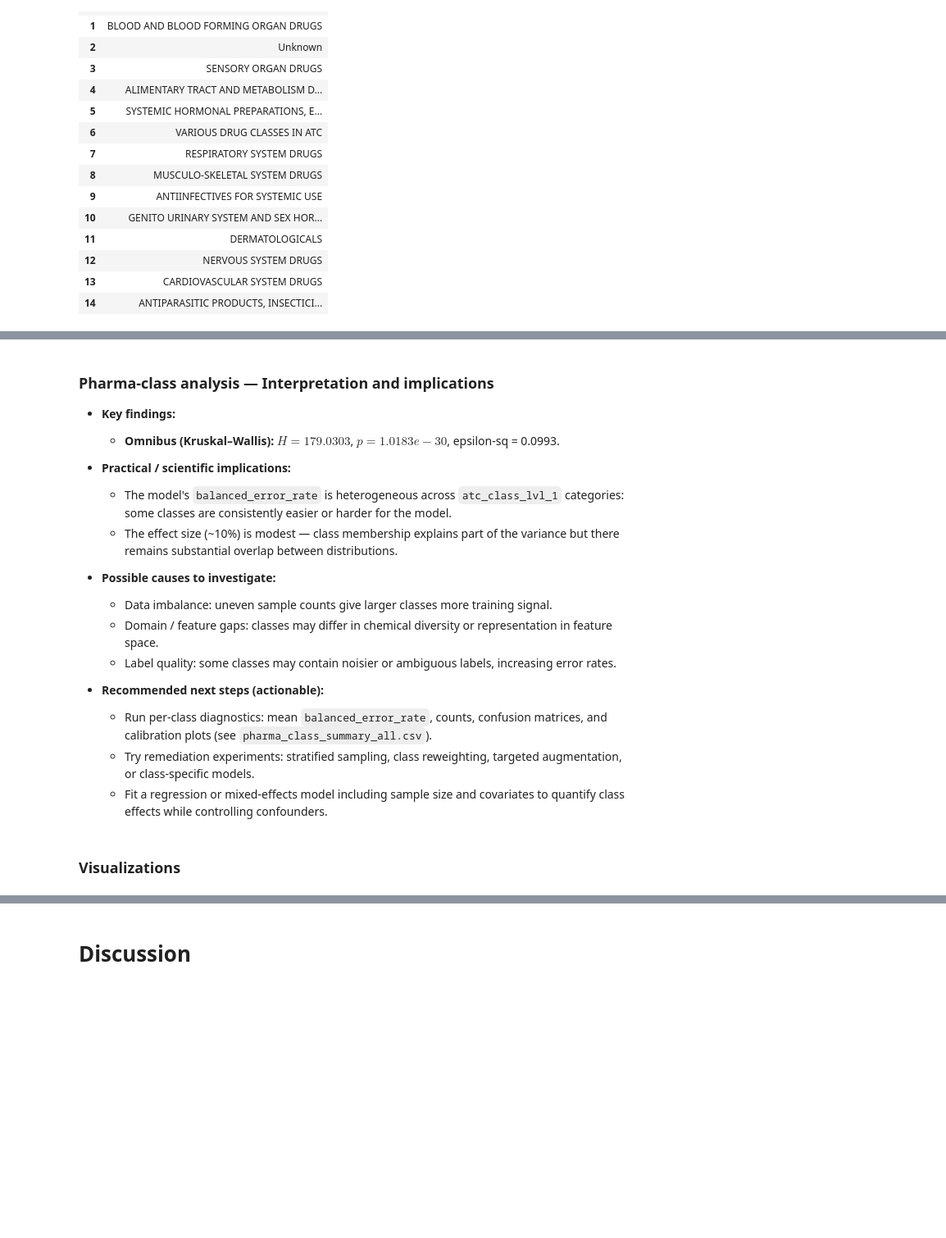
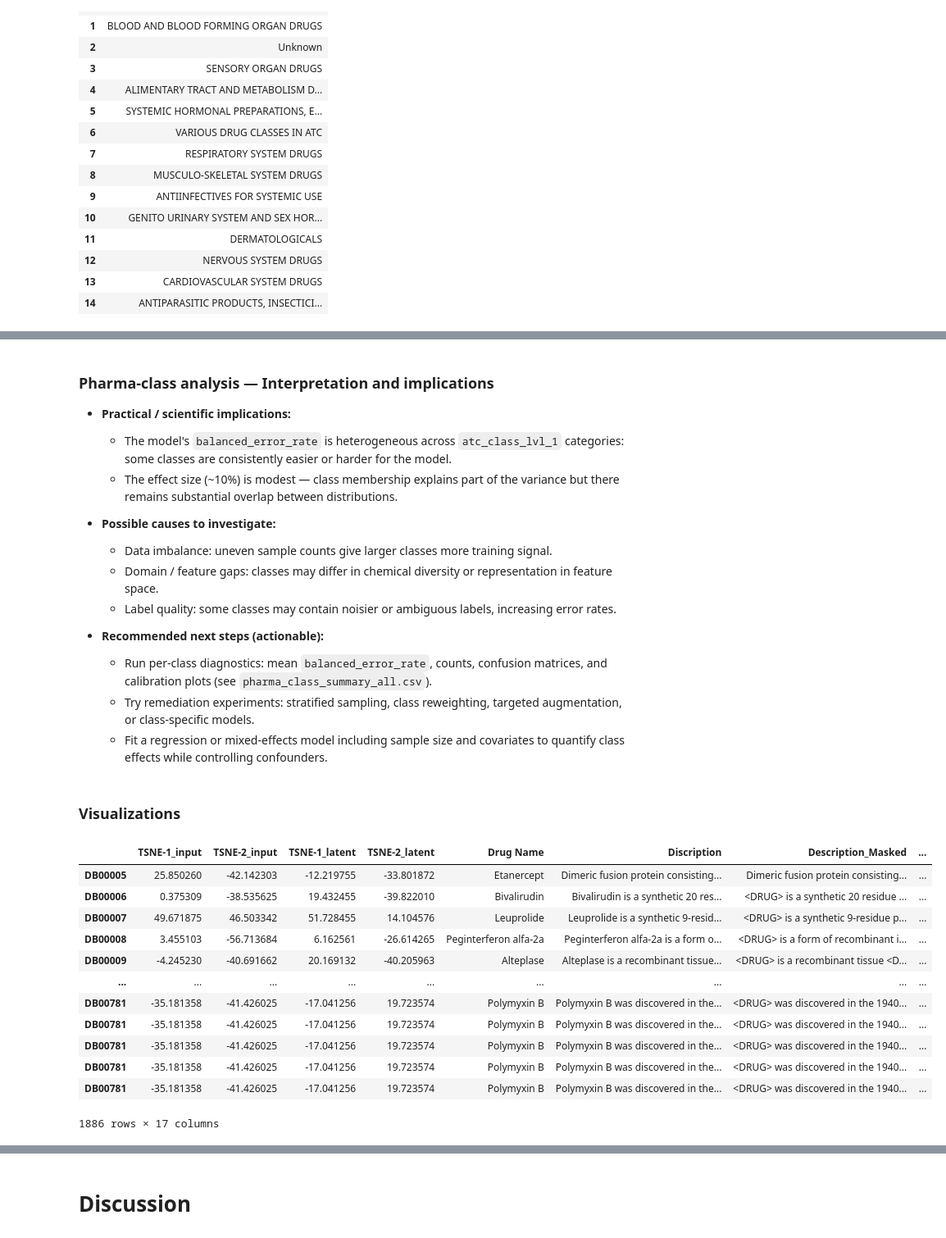
Before and after one commit to lgiobbi/DDI_with_ML, a Jupyter notebook: analysis/report.ipynb, the cells around one changed output, grey strips where cells are left out. Shown at 82% size. Drawn from its saved outputs; the diff is of its cells as text; code cells hidden in the pictures; blank space fills up the shorter version.

Commit message:
visualize embeddings and edges

```diff
--- a/analysis/report.ipynb
+++ b/analysis/report.ipynb
@@ -1306,9 +1323,5 @@ Summary CSV saved: pharma_class_summary_all.csv
 # %% [markdown]
 ### Pharma-class analysis — Interpretation and implications
-
-- **Key findings:**
-
-  - **Omnibus (Kruskal–Wallis):** $H=179.0303$, $p=1.0183e-30$, epsilon‑sq = 0.0993.
 
 - **Practical / scientific implications:**
 
@@ -1328,3 +1341,19 @@ Summary CSV saved: pharma_class_summary_all.csv
   - Fit a regression or mixed‑effects model including sample size and covariates to quantify class effects while controlling confounders.
 # %% [markdown]
 ### Visualizations
+# %%
+embedding
+# %% [output]
+|  | TSNE-1_input | TSNE-2_input | TSNE-1_latent | TSNE-2_latent | Drug Name | Discription | Description_Masked | ... |
+| DB00005 | 25.850260 | -42.142303 | -12.219755 | -33.801872 | Etanercept | Dimeric fusion protein consisting... | Dimeric fusion protein consisting... | ... |
+| DB00006 | 0.375309 | -38.535625 | 19.432455 | -39.822010 | Bivalirudin | Bivalirudin is a synthetic 20 res... | <DRUG> is a synthetic 20 residue ... | ... |
+| DB00007 | 49.671875 | 46.503342 | 51.728455 | 14.104576 | Leuprolide | Leuprolide is a synthetic 9-resid... | <DRUG> is a synthetic 9-residue p... | ... |
+| DB00008 | 3.455103 | -56.713684 | 6.162561 | -26.614265 | Peginterferon alfa-2a | Peginterferon alfa-2a is a form o... | <DRUG> is a form of recombinant i... | ... |
+| DB00009 | -4.245230 | -40.691662 | 20.169132 | -40.205963 | Alteplase | Alteplase is a recombinant tissue... | <DRUG> is a recombinant tissue <D... | ... |
+| ... | ... | ... | ... | ... | ... | ... | ... | ... |
+| DB00781 | -35.181358 | -41.426025 | -17.041256 | 19.723574 | Polymyxin B | Polymyxin B was discovered in the... | <DRUG> was discovered in the 1940... | ... |
+| DB00781 | -35.181358 | -41.426025 | -17.041256 | 19.723574 | Polymyxin B | Polymyxin B was discovered in the... | <DRUG> was discovered in the 1940... | ... |
+| DB00781 | -35.181358 | -41.426025 | -17.041256 | 19.723574 | Polymyxin B | Polymyxin B was discovered in the... | <DRUG> was discovered in the 1940... | ... |
+| DB00781 | -35.181358 | -41.426025 | -17.041256 | 19.723574 | Polymyxin B | Polymyxin B was discovered in the... | <DRUG> was discovered in the 1940... | ... |
+| DB00781 | -35.181358 | -41.426025 | -17.041256 | 19.723574 | Polymyxin B | Polymyxin B was discovered in the... | <DRUG> was discovered in the 1940... | ... |
+1886 rows × 17 columns
```
Also changed, not shown: parts of 6 cells of this notebook.
